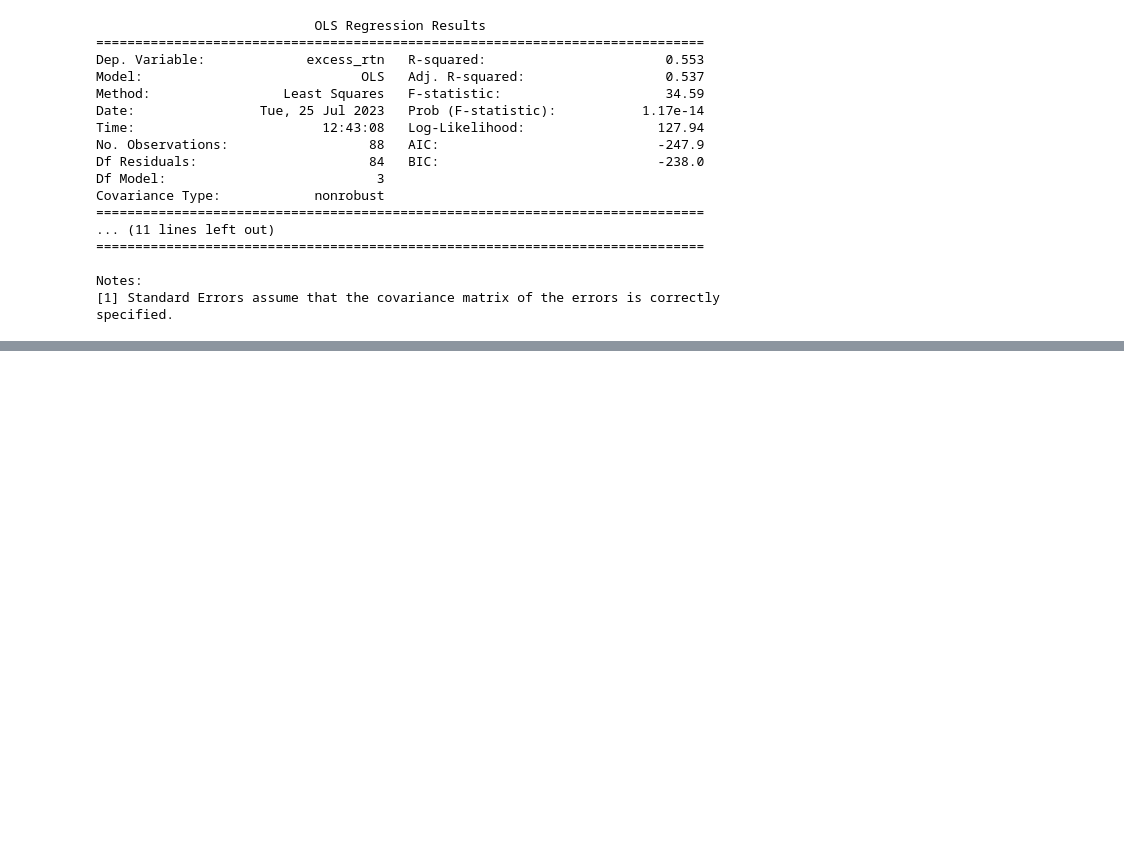
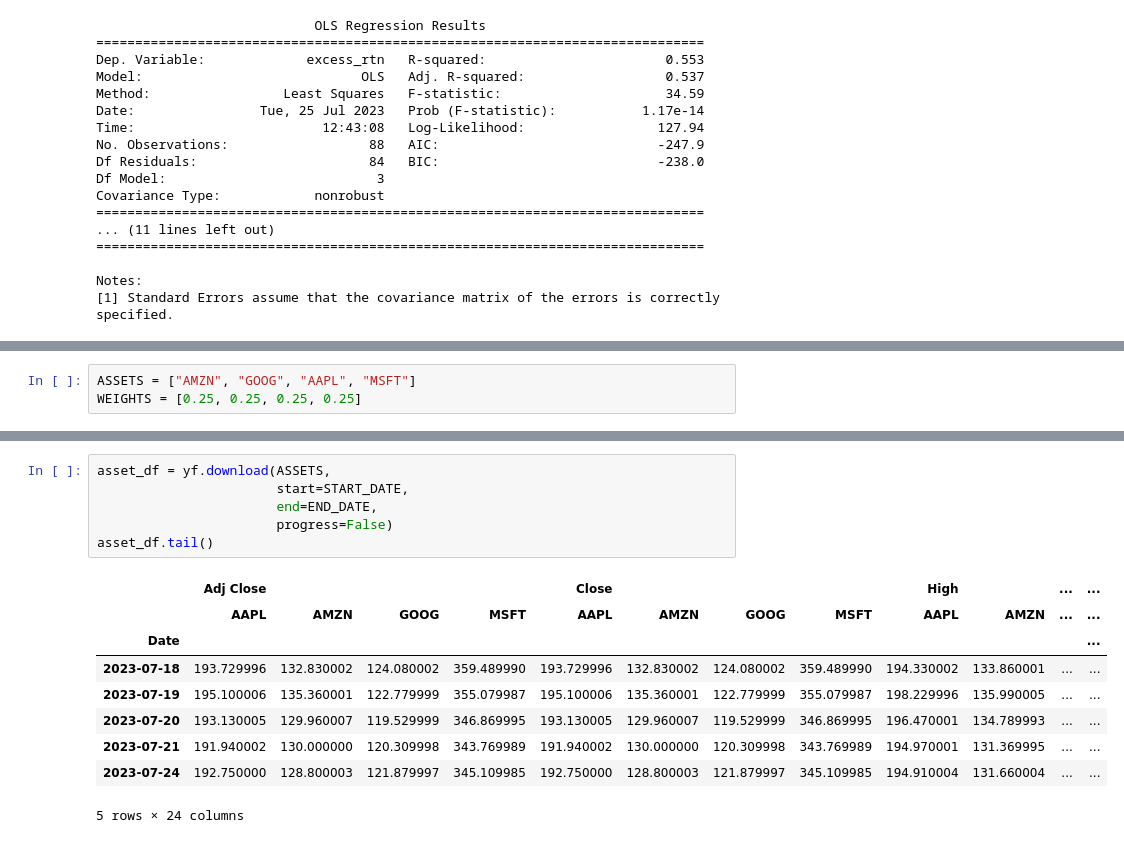
Before and after one commit to AmirGhnbr/multi_factor_models, a Jupyter notebook: multi_factor_models.ipynb, the cells around one changed output, grey strips where cells are left out. Drawn from its saved outputs; the diff is of its cells as text; blank space fills up the shorter version.

```diff
--- a/multi_factor_models.ipynb
+++ b/multi_factor_models.ipynb
@@ -349,0 +352,3 @@ Notes:
+# %%
+ASSETS = ["AMZN", "GOOG", "AAPL", "MSFT"]
+WEIGHTS = [0.25, 0.25, 0.25, 0.25]
@@ -349,0 +370,16 @@ Notes:
+# %%
+asset_df = yf.download(ASSETS,
+                       start=START_DATE,
+                       end=END_DATE,
+                       progress=False)
+asset_df.tail()
+# %% [output]
+|  | Adj Close |  |  |  | Close |  |  |  | High |  | ... | ... |
+|  | AAPL | AMZN | GOOG | MSFT | AAPL | AMZN | GOOG | MSFT | AAPL | AMZN | ... | ... |
+| Date |  |  |  |  |  |  |  |  |  |  |  | ... |
+| 2023-07-18 | 193.729996 | 132.830002 | 124.080002 | 359.489990 | 193.729996 | 132.830002 | 124.080002 | 359.489990 | 194.330002 | 133.860001 | ... | ... |
+| 2023-07-19 | 195.100006 | 135.360001 | 122.779999 | 355.079987 | 195.100006 | 135.360001 | 122.779999 | 355.079987 | 198.229996 | 135.990005 | ... | ... |
+| 2023-07-20 | 193.130005 | 129.960007 | 119.529999 | 346.869995 | 193.130005 | 129.960007 | 119.529999 | 346.869995 | 196.470001 | 134.789993 | ... | ... |
+| 2023-07-21 | 191.940002 | 130.000000 | 120.309998 | 343.769989 | 191.940002 | 130.000000 | 120.309998 | 343.769989 | 194.970001 | 131.369995 | ... | ... |
+| 2023-07-24 | 192.750000 | 128.800003 | 121.879997 | 345.109985 | 192.750000 | 128.800003 | 121.879997 | 345.109985 | 194.910004 | 131.660004 | ... | ... |
+5 rows × 24 columns
```
Also changed, not shown: parts of 7 cells of this notebook.
